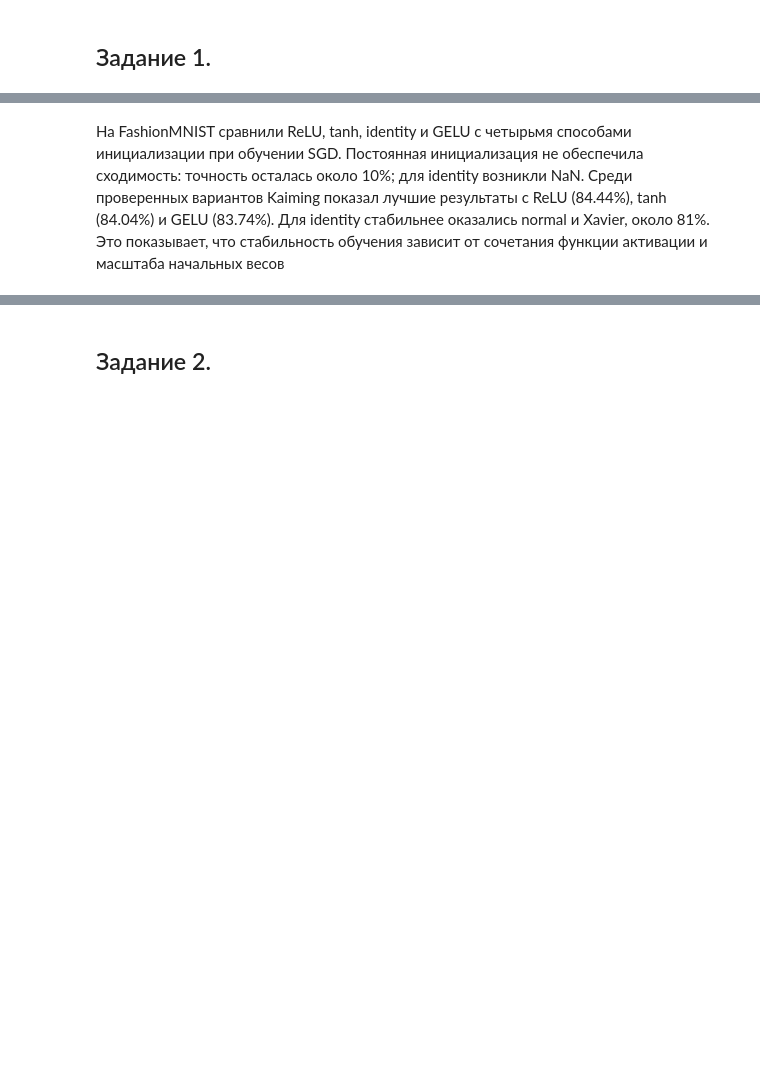
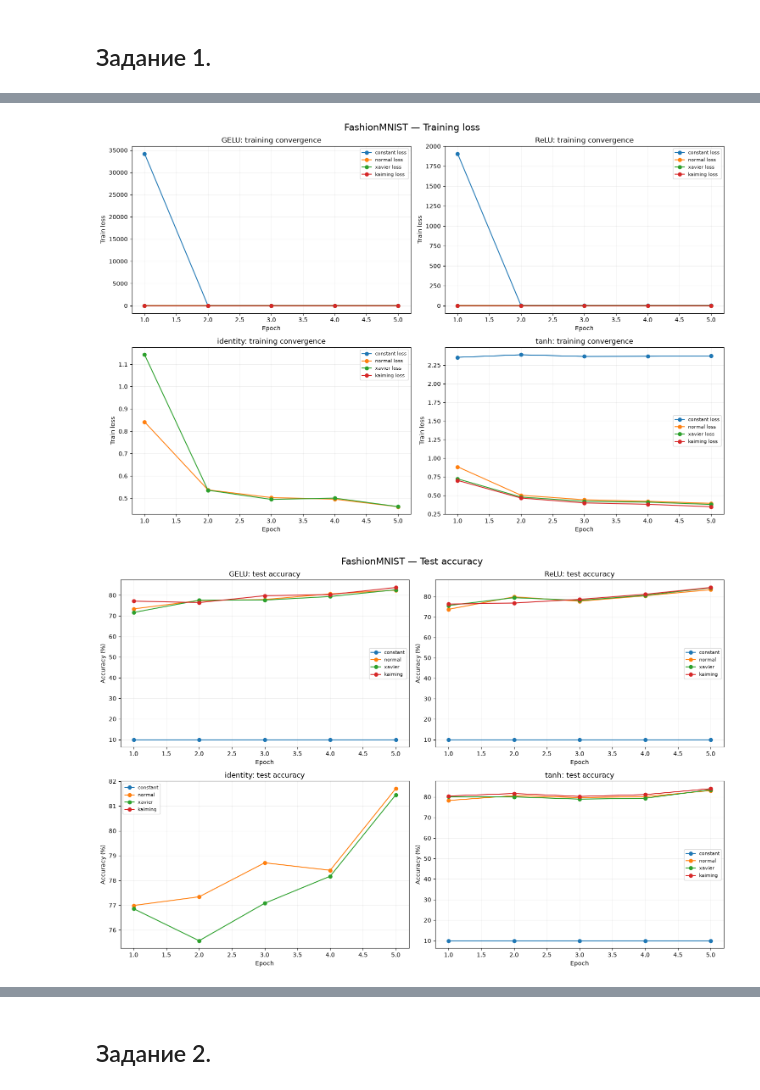
Before and after one commit to sweeteri/spbu_dl_2026, a Jupyter notebook: homeworks/assignment1_solution.ipynb, the cells around one changed output, grey strips where cells are left out. Saved outputs shown, nothing was run; the diff lists cells and outputs as text; code cells hidden in the pictures; blank space fills up the shorter version.

```diff
--- a/homeworks/assignment1_solution.ipynb
+++ b/homeworks/assignment1_solution.ipynb
@@ -244,2 +267,48 @@ GELU     kaiming  epoch 5: loss=0.3615, test_acc=0.8374
-# %% [markdown]
-На FashionMNIST сравнили ReLU, tanh, identity и GELU с четырьмя способами инициализации при обучении SGD. Постоянная инициализация не обеспечила сходимость: точность осталась около 10%; для identity возникли NaN. Среди проверенных вариантов Kaiming показал лучшие результаты с ReLU (84.44%), tanh (84.04%) и GELU (83.74%). Для identity стабильнее оказались normal и Xavier, около 81%. Это показывает, что стабильность обучения зависит от сочетания функции активации и масштаба начальных весов
+# %%
+def plot_convergence(results):
+    activations = sorted(set(name[0] for name in results.keys()))
+    schemes = ["constant", "normal", "xavier", "kaiming"]
+    fig, axes = plt.subplots(2, 2, figsize=(15, 10))
+    axes = axes.flatten()
+    for ax, act_name in zip(axes, activations):
+        for scheme in schemes:
+            key = (act_name, scheme)
+            if key not in results:
+                continue
+            h = results[key]
+            epochs = np.arange(1, len(h["train_loss"]) + 1)
+            train_loss = np.asarray(h["train_loss"], dtype=float)
+            test_accuracy = np.asarray(h["test_accuracy"], dtype=float)
+            ax.plot(epochs, train_loss, marker="o", label=f"{scheme} loss")
+        ax.set_title(f"{act_name}: training convergence")
+        ax.set_xlabel("Epoch")
+        ax.set_ylabel("Train loss")
+        ax.grid(alpha=0.2)
+        ax.legend(fontsize=8)
+    fig.suptitle("FashionMNIST — Training loss", fontsize=16)
+    fig.tight_layout()
+    plt.show()
+    fig, axes = plt.subplots(2, 2, figsize=(15, 10))
+    axes = axes.flatten()
+    for ax, act_name in zip(axes, activations):
+        for scheme in schemes:
+            key = (act_name, scheme)
+            if key not in results:
+                continue
+            h = results[key]
+            epochs = np.arange(1, len(h["test_accuracy"]) + 1)
+            accuracy = np.asarray(h["test_accuracy"], dtype=float)
+            ax.plot(epochs, accuracy * 100, marker="o", label=scheme)
+        ax.set_title(f"{act_name}: test accuracy")
+        ax.set_xlabel("Epoch")
+        ax.set_ylabel("Accuracy (%)")
+        ax.grid(alpha=0.2)
+        ax.legend(fontsize=8)
+    fig.suptitle("FashionMNIST — Test accuracy", fontsize=16)
+    fig.tight_layout()
+    plt.show()
+# %%
+plot_convergence(fashion_results)
+# %% [output]
+[figure, added]
+[figure, added]
```
Also changed, not shown: parts of 27 cells of this notebook.
